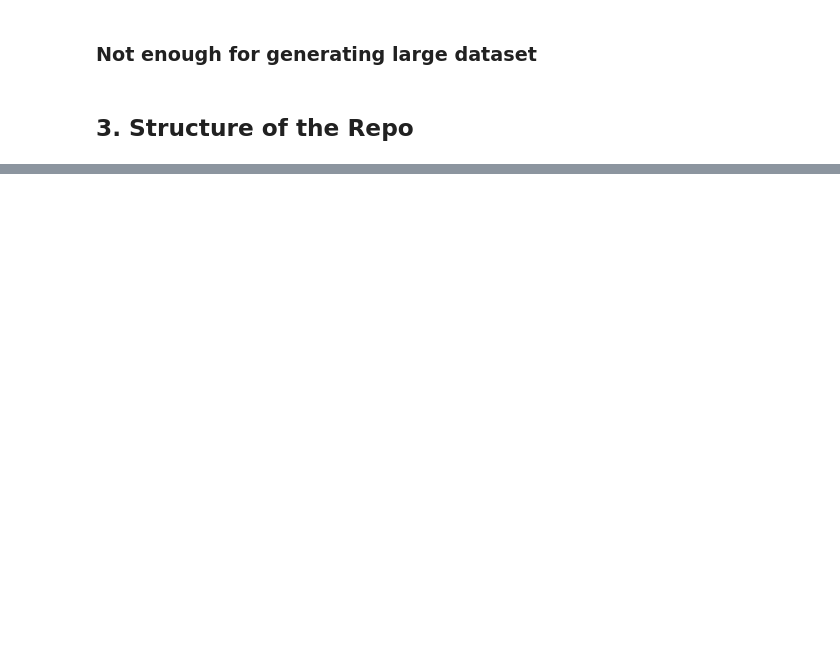
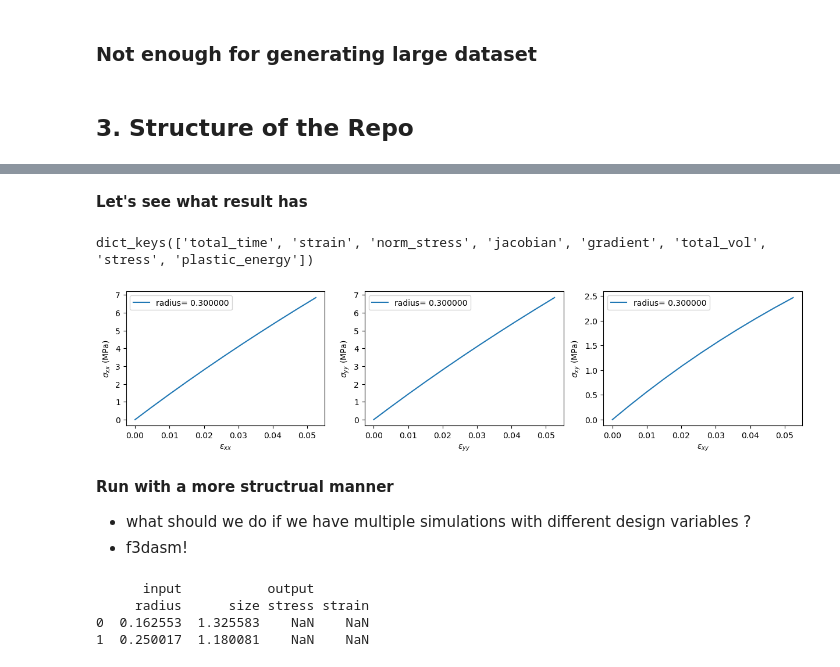
Before and after one commit to bessagroup/rvesimulator, a Jupyter notebook: toturials/code_release_week.ipynb, the cells around one changed output, grey strips where cells are left out. Drawn from its saved outputs; the diff is of its cells as text; code cells hidden in the pictures; blank space fills up the shorter version.

```diff
--- a/toturials/code_release_week.ipynb
+++ b/toturials/code_release_week.ipynb
@@ -60,0 +202,3 @@
+# %%
+# change some default information
+naive_hollow_plate.update_sim_info(strain=[0.05,0.05,0.05], print_info=True)
@@ -60,0 +226,5 @@
+# %%
+# we can change the radius to 0.3 and change the size to 1.5
+samples = {'radius': 0.3, 'size':1.5}
+# we just need to past the dictionary to the `run_simulation function`
+result = naive_hollow_plate.run_simulation(sample=samples, third_folder_index=0)
@@ -60,0 +249,68 @@
+# %% [markdown]
+**Let's see what result has**
+# %%
+result.keys()
+# %% [output]
+dict_keys(['total_time', 'strain', 'norm_stress', 'jacobian', 'gradient', 'total_vol', 'stress', 'plastic_energy'])
+# %%
+def naive_plot(result):
+    fig, ax = plt.subplots(1, 3, figsize=(15, 3))
+    pparam = dict(xlabel="$\epsilon_{xx}$", ylabel="$\sigma_{xx}$ (MPa)")
+    ax[0].plot(
+        result["strain"][:, 0, 0],
+        result["stress"][:, 0, 0],
+        label=f'radius= {samples["radius"]:2f}',
+    )
+
+    ax[0].legend()
+    ax[0].set(**pparam)
+
+    pparam = dict(xlabel="$\epsilon_{yy}$", ylabel="$\sigma_{yy}$ (MPa)")
+    ax[1].plot(
+        result["strain"][:, 1, 1],
+        result["stress"][:, 1, 1],
+        label=f'radius= {samples["radius"]:2f}',
+    )
+    ax[1].legend()
+    ax[1].set(**pparam)
+    pparam = dict(xlabel="$\epsilon_{xy}$", ylabel="$\sigma_{xy}$ (MPa)")
+    ax[2].plot(
+        result["strain"][:, 1, 0],
+        result["stress"][:, 1, 0],
+        label=f'radius= {samples["radius"]:2f}',
+    )
+    ax[2].legend()
+    ax[2].set(**pparam)
+    plt.show()
+# %%
+# plot the stress and strain results
+naive_plot(result) # ! note this function is not from the repo
+# %% [output]
+[figure, added]
+# %% [markdown]
+**Run with a more structrual manner**
+- what should we do if we have multiple simulations with different design variables ?
+- f3dasm!
+# %%
+# create the doe
+num_samples  = 2  # number of samples
+# define the doe
+radius = f3dasm.ContinuousParameter(name="radius", lower_bound=0.1, upper_bound=0.4)
+size = f3dasm.ContinuousParameter(name="size", lower_bound=1.0, upper_bound=1.5)
+# define the output
+stress = f3dasm.ContinuousParameter(name="stress")
+strain = f3dasm.ContinuousParameter(name="strain")
+# create design object
+design = f3dasm.DesignSpace(
+    input_space=[radius, size], output_space=[stress, strain]
+)
+# sampling
+sampler = f3dasm.sampling.LatinHypercube(design=design, seed=1)
+data = sampler.get_samples(numsamples=num_samples)
+# print sampling information
+print(data.data)
+# %% [output]
+      input           output
+     radius      size stress strain
+0  0.162553  1.325583    NaN    NaN
+1  0.250017  1.180081    NaN    NaN
```
Also changed, not shown: parts of 58 cells of this notebook, 6 other files.
